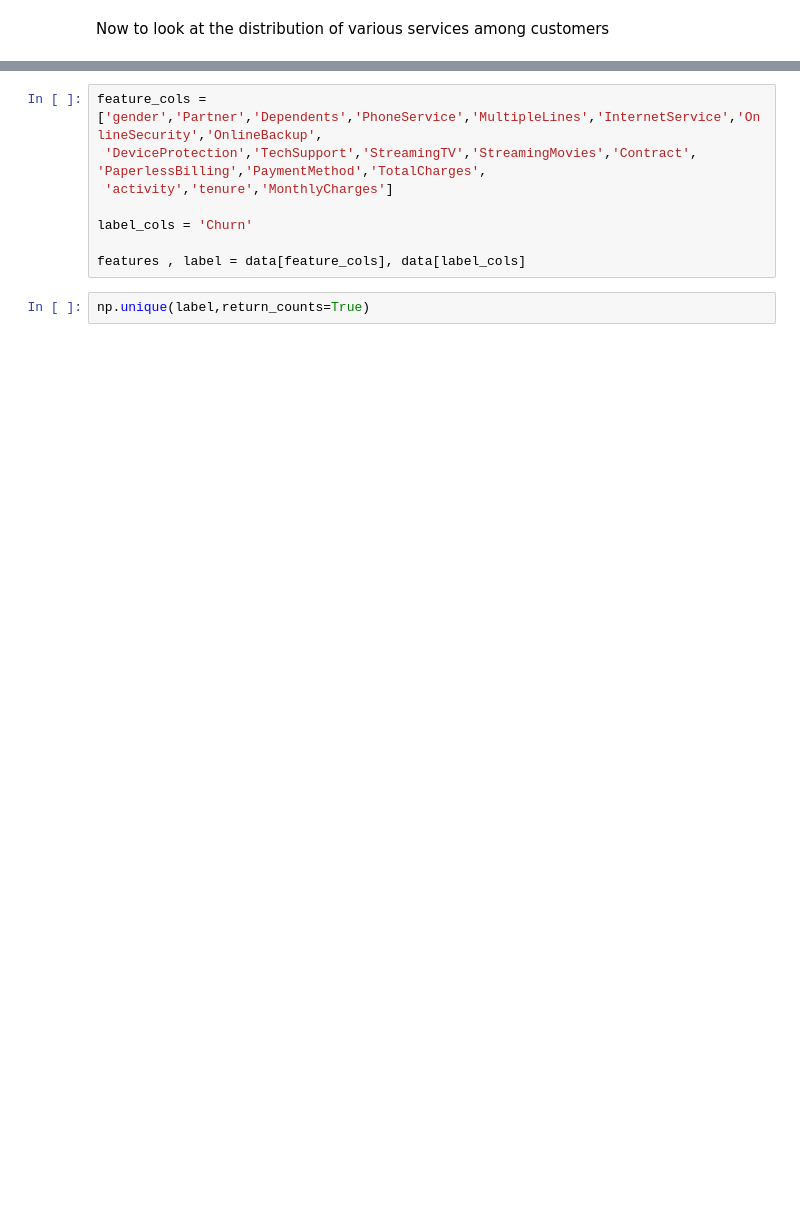
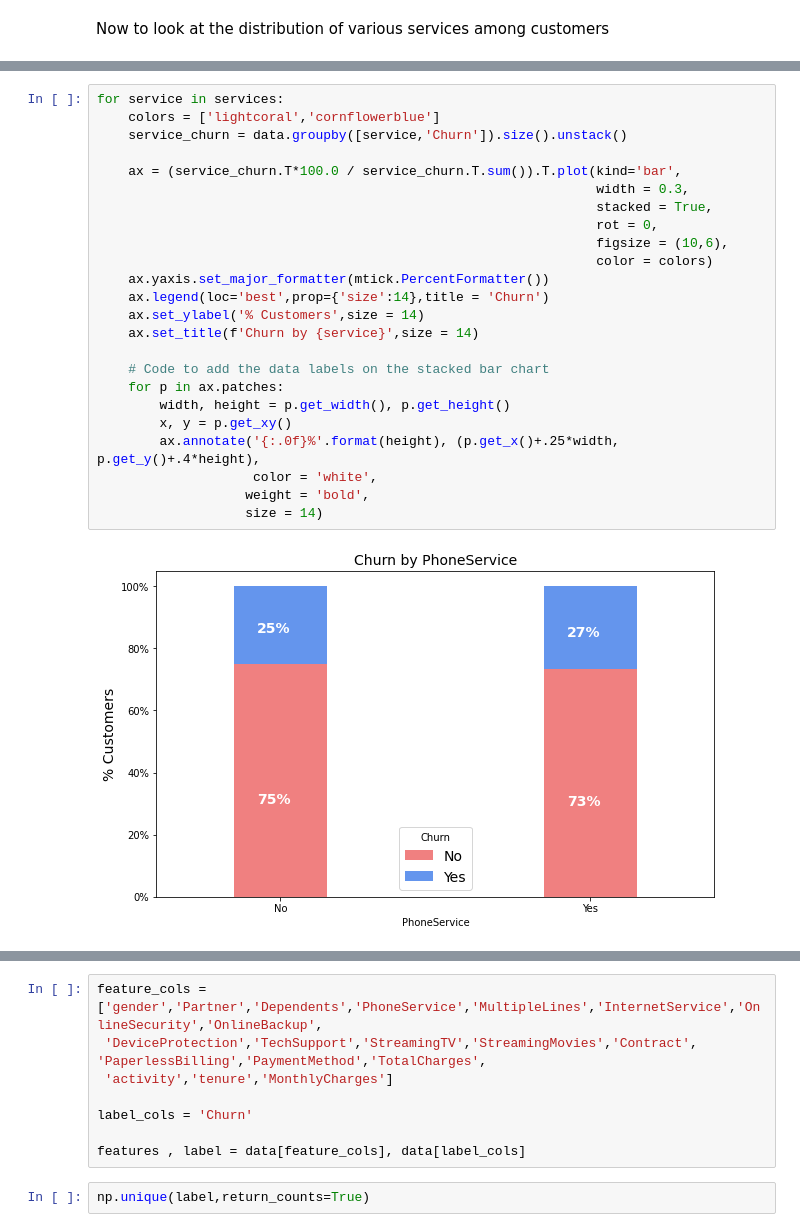
Before and after one commit to DanielPopoola/data-science-projects, a Jupyter notebook: Customer-Churn-Prediction.ipynb, the cells around one changed output, grey strips where cells are left out. Cells and saved outputs as stored; diff of their text form; blank space fills up the shorter version.

```diff
--- a/Customer-Churn-Prediction.ipynb
+++ b/Customer-Churn-Prediction.ipynb
@@ -161,0 +284,26 @@ Now we proceed to prediction, first we train the data.
+# %%
+for service in services:
+    colors = ['lightcoral','cornflowerblue']
+    service_churn = data.groupby([service,'Churn']).size().unstack()
+
+    ax = (service_churn.T*100.0 / service_churn.T.sum()).T.plot(kind='bar',
+                                                                width = 0.3,
+                                                                stacked = True,
+                                                                rot = 0,
+                                                                figsize = (10,6),
+                                                                color = colors)
+    ax.yaxis.set_major_formatter(mtick.PercentFormatter())
+    ax.legend(loc='best',prop={'size':14},title = 'Churn')
+    ax.set_ylabel('% Customers',size = 14)
+    ax.set_title(f'Churn by {service}',size = 14)
+
+    # Code to add the data labels on the stacked bar chart
+    for p in ax.patches:
+        width, height = p.get_width(), p.get_height()
+        x, y = p.get_xy()
+        ax.annotate('{:.0f}%'.format(height), (p.get_x()+.25*width, p.get_y()+.4*height),
+                    color = 'white',
+                   weight = 'bold',
+                   size = 14)
+# %% [output]
+[figure, added]
```
Also changed, not shown: parts of 32 cells of this notebook.
